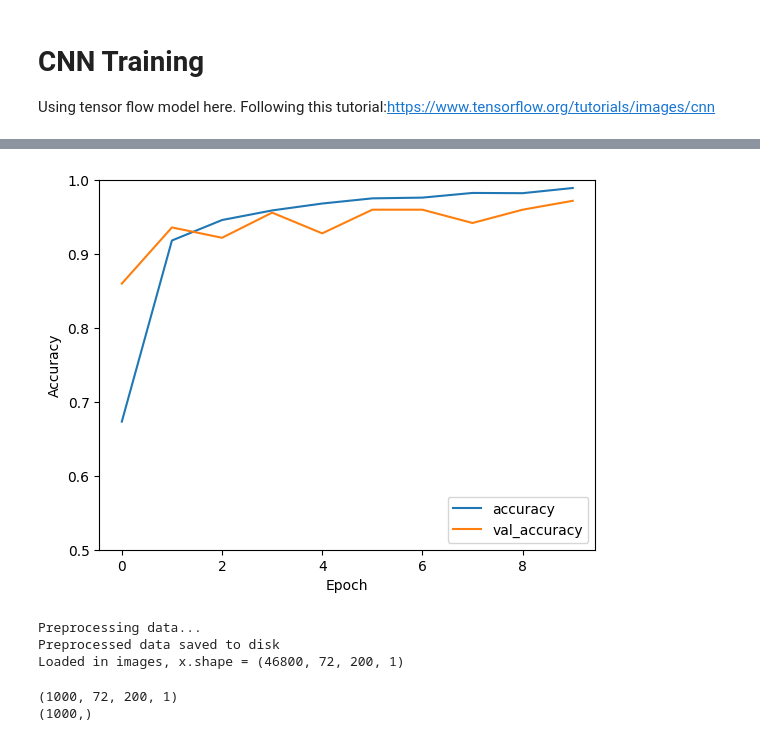
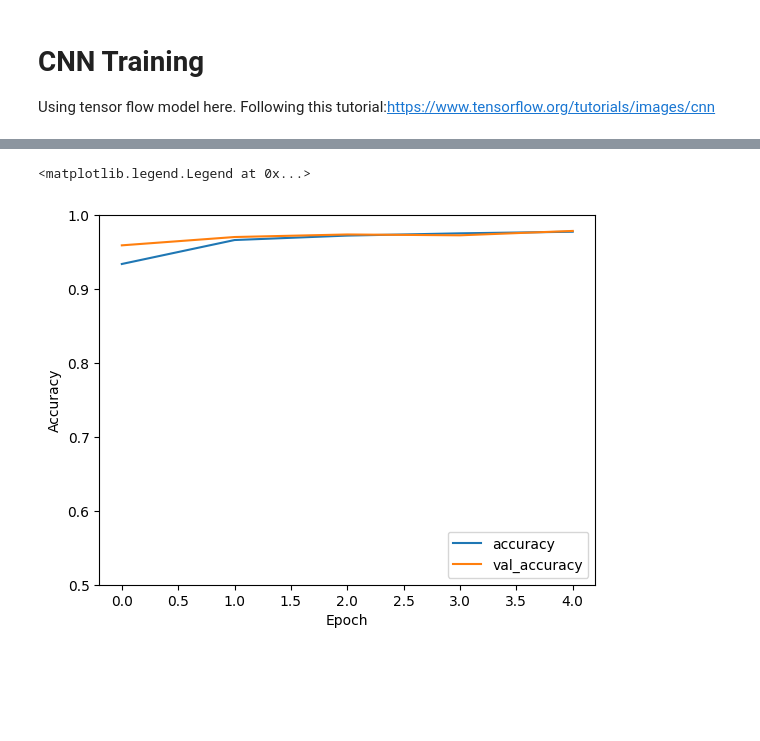
Before and after one commit to Oreo-Monster/CAPTCHA-breaker, a Jupyter notebook: SegmentationNet.ipynb, the cells around one changed output, grey strips where cells are left out. Saved outputs shown, nothing was run; the diff lists cells and outputs as text; code cells hidden in the pictures; blank space fills up the shorter version.

```diff
--- a/SegmentationNet.ipynb
+++ b/SegmentationNet.ipynb
@@ -100,27 +89,0 @@ Preprocessed data saved to disk
-# %%
-#Splitting the data in to test and training sets. Going with a 80/20
-#Also getting dev sets for debugging and tuning hyper parameters.
-
-x = np.load('data/x_single_preprocessed.npy')
-y = np.load('data/y_single_pos_preprocessed.npy')
-
-N = x.shape[0]
-
-split_idx = int(N * 0.8)
-test_split = 3000
-x_train = x[:split_idx,:, :, :]
-x_val = x[split_idx:-test_split, :, :, :]
-x_test = x[-test_split:, :, :, :]
-x_train_dev = x[:3000, :, :, :]
-x_val_dev = x[split_idx:split_idx+500, :, :, :]
-
-y_train = y[:split_idx]
-y_val = y[split_idx:-test_split]
-y_test = y[-test_split:]
-y_train_dev = y[:3000]
-y_val_dev = y[split_idx:split_idx+500]
-
-dataset = (x_train, x_val, x_test, x_train_dev, x_val_dev, y_train, y_val, y_test, y_train_dev, y_val_dev)
-
-for datum in dataset:
-    print(datum.shape)
@@ -207,4 +121,14 @@ Epoch 10/10
 # %%
+from locator import Locator_Net
+
+lr = 0.0001
+mini_batch = 64 #32
+epochs = 5 #10
+
+segnet = Locator_Net(lr=lr)
+history = segnet.train(x_train, y_train, x_val, y_val, batch_size=mini_batch, epochs = epochs)
+
+
 #Plotting Training Data
 plt.plot(history.history['accuracy'], label='accuracy')
 plt.plot(history.history['val_accuracy'], label = 'val_accuracy')
@@ -212,6 +136,4 @@ plt.xlabel('Epoch')
 plt.ylabel('Accuracy')
 plt.ylim([0.5, 1])
 plt.legend(loc='lower right')
-#Printing the test set accuracy
-test_loss, test_acc = segnet.evaluate(x_test,  y_test, verbose=2)
 # %% [output]
@@ -219,29 +150,2 @@ test_loss, test_acc = segnet.evaluate(x_test,  y_test, verbose=2)
+<matplotlib.legend.Legend at 0x...>
-[figure, old version]
+[figure, new version]
-# %%
-#Testing on full size images
-#Loading in with imgage_preprocess.py
-import image_preprocess
-import os
-
-if not os.path.exists("data/x_multi_preprocessed.npy") and not os.path.exists("data/y_multi_preprocessed.npy"):
-    print("Preprocessing data...")
-    x_multi, y_multi = image_preprocess.preprocess_image_data("data/x_multi.npy", "data/y_multi.npy")
-    print("Preprocessed data saved to disk")
-else:
-    x_multi = np.load("data/x_multi_preprocessed.npy")
-    y_multi = np.load("data/y_multi_preprocessed.npy")
-
-print(f"Loaded in images, x.shape = {x_multi.shape}")
-# %% [output]
-Preprocessing data...
-Preprocessed data saved to disk
-Loaded in images, x.shape = (46800, 72, 200, 1)
-# %%
-#Getting test data
-x_multi = x_multi[:1000, :, :]
-y_multi = y_multi[:1000]
-print(x_multi.shape)
-print(y_multi.shape)
-# %% [output]
-(1000, 72, 200, 1)
-(1000,)
```
Also changed, not shown: parts of 19 cells of this notebook.
